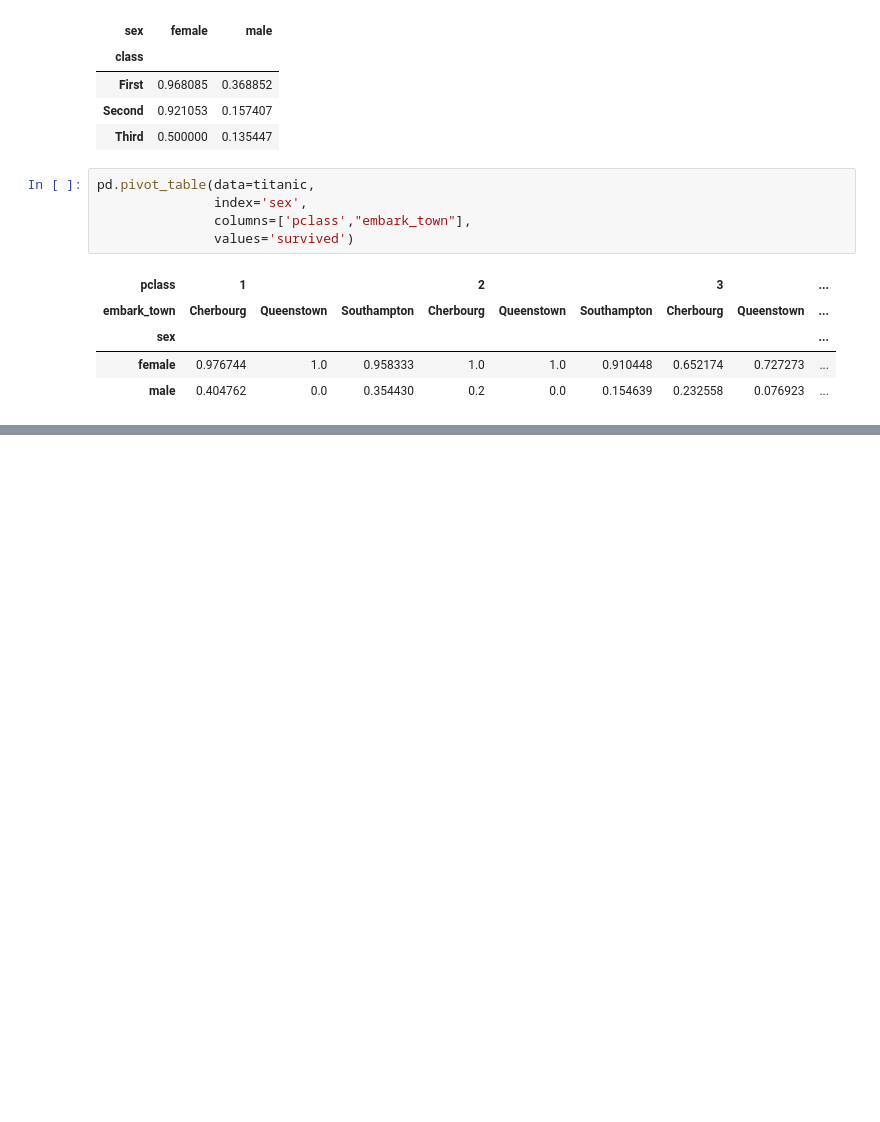
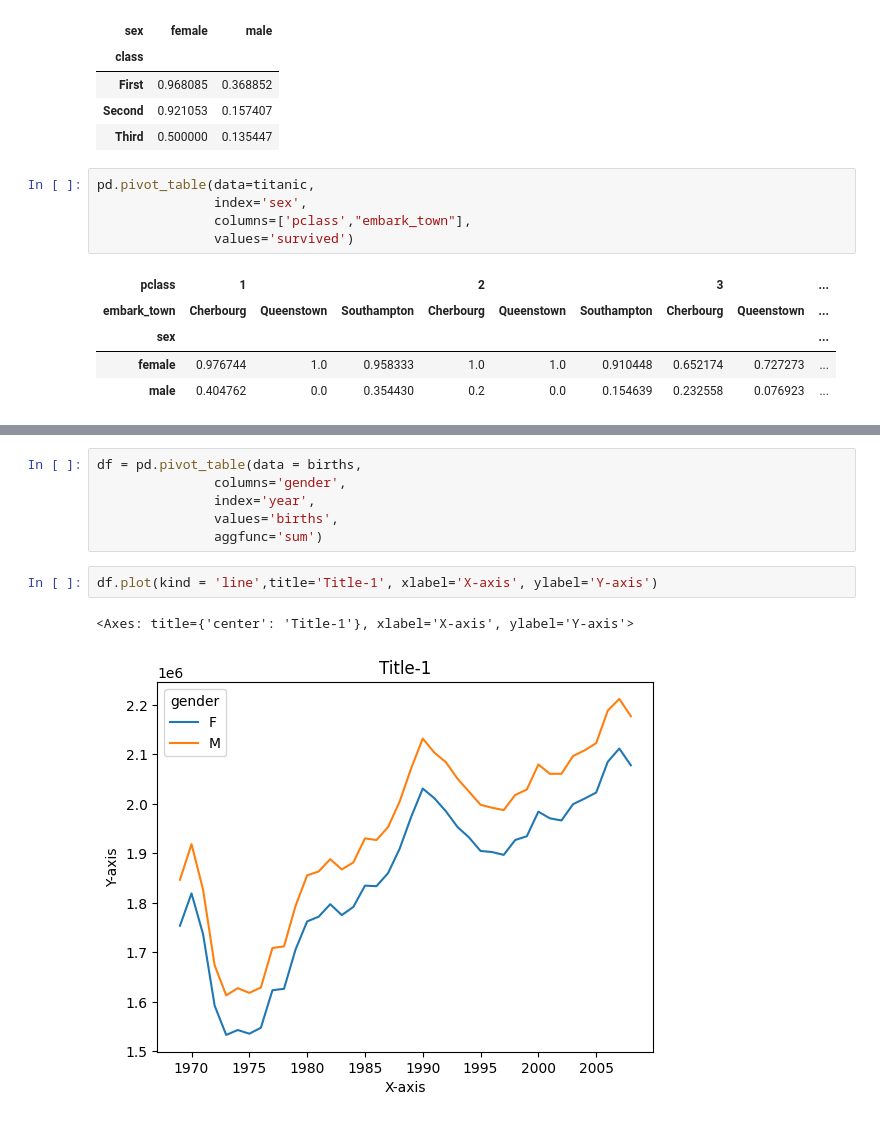
Before and after one commit to ntlong81/Finacial_bigdata_analysis_BFT64, a Jupyter notebook: Lecture_10.ipynb, the cells around one changed output, grey strips where cells are left out. Saved outputs shown, nothing was run; the diff lists cells and outputs as text; blank space fills up the shorter version.

```diff
--- a/Lecture_10.ipynb
+++ b/Lecture_10.ipynb
@@ -270,0 +326,11 @@ pd.pivot_table(data=titanic,
+# %%
+df = pd.pivot_table(data = births,
+               columns='gender',
+               index='year',
+               values='births',
+               aggfunc='sum')
+# %%
+df.plot(kind = 'line',title='Title-1', xlabel='X-axis', ylabel='Y-axis')
+# %% [output]
+<Axes: title={'center': 'Title-1'}, xlabel='X-axis', ylabel='Y-axis'>
+[figure, added]
```
Also changed, not shown: parts of 8 cells of this notebook.
